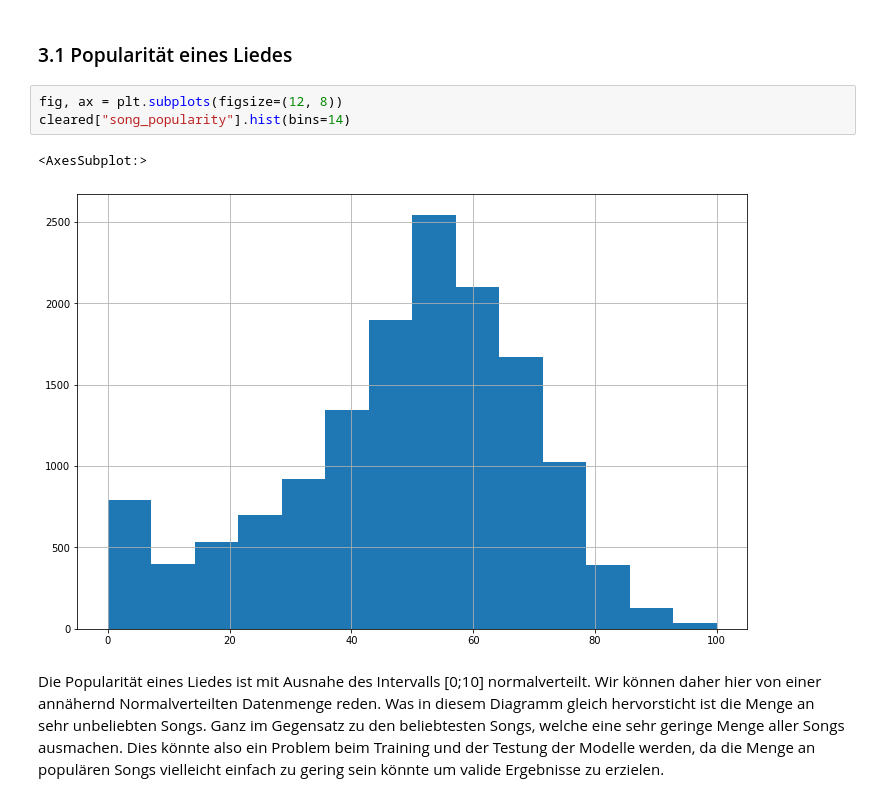
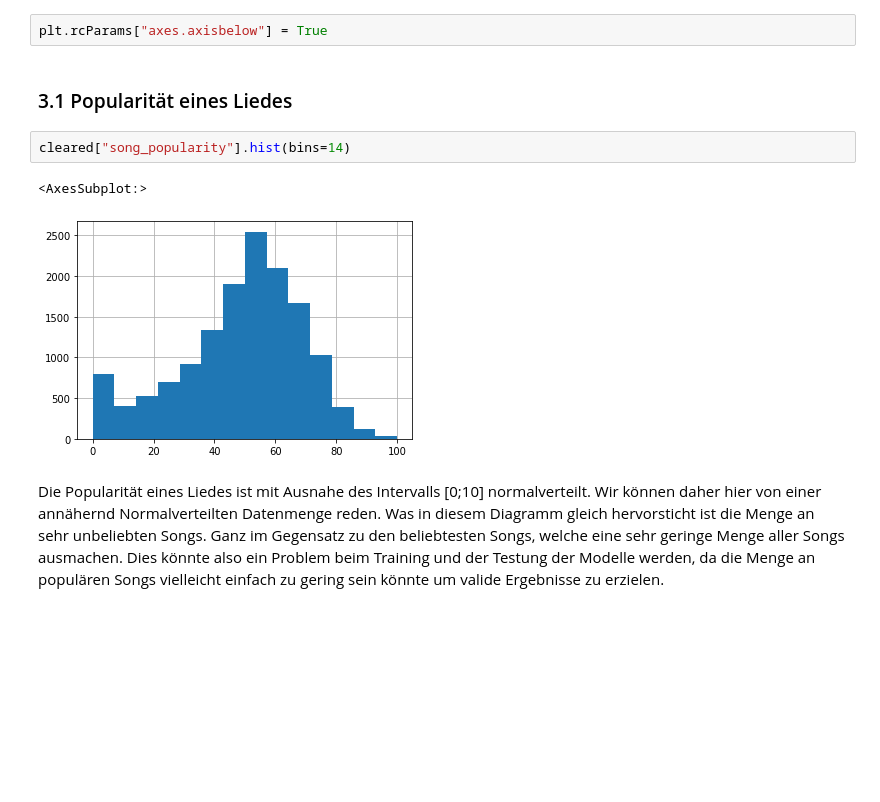
Before and after one commit to dschmtz/Data-Exploration-Project, a Jupyter notebook: project.ipynb, the cells around one changed output. Drawn from its saved outputs; the diff is of its cells as text; blank space fills up the shorter version.

```diff
--- a/project.ipynb
+++ b/project.ipynb
@@ -259,14 +259,15 @@ cleared = pd.read_csv("song_data_expanded.csv")
 
 Zum Verständnis und der besseren Vorbereitung auf die Modellwahl, ist eine genaue Betrachtung der einzelnen Datenreihen sowie der Korrelationen zwischen ebendiesen unabdingbar.
 Erste Gedanken unsererseits drehen sich dabei um die Künstler. Ob es mehr One-Hit-Wonder oder konsistent beliebte Künstler gibt.
+# %%
+plt.rcParams["axes.axisbelow"] = True
 # %% [markdown]
 ### 3.1 Popularität eines Liedes
 # %%
-fig, ax = plt.subplots(figsize=(12, 8))
 cleared["song_popularity"].hist(bins=14)
 # %% [output]
 <AxesSubplot:>
-[figure, old version]
+[figure, new version]
 # %% [markdown]
 Die Popularität eines Liedes ist mit Ausnahe des Intervalls [0;10] normalverteilt. Wir können daher hier von einer annähernd Normalverteilten Datenmenge reden.
 Was in diesem Diagramm gleich hervorsticht ist die Menge an sehr unbeliebten Songs. Ganz im Gegensatz zu den beliebtesten Songs, welche eine sehr geringe Menge aller Songs ausmachen.
```
Also changed, not shown: parts of 54 cells of this notebook.
